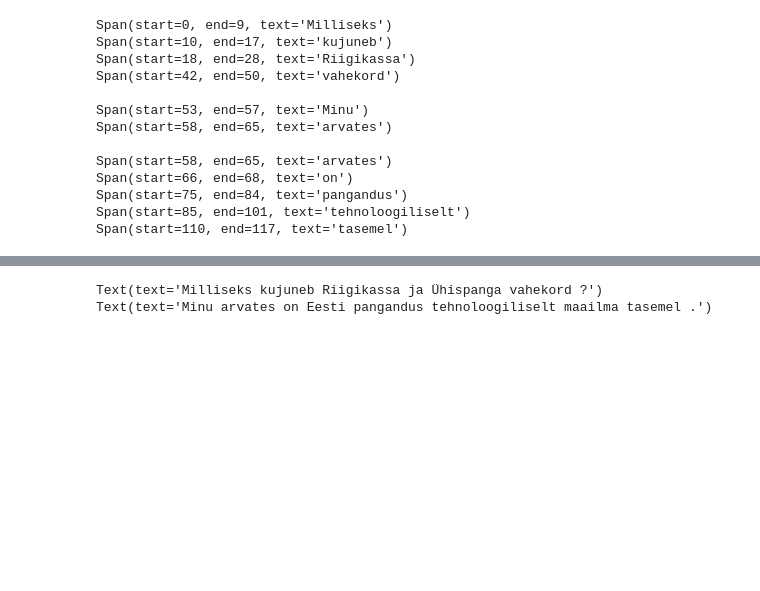
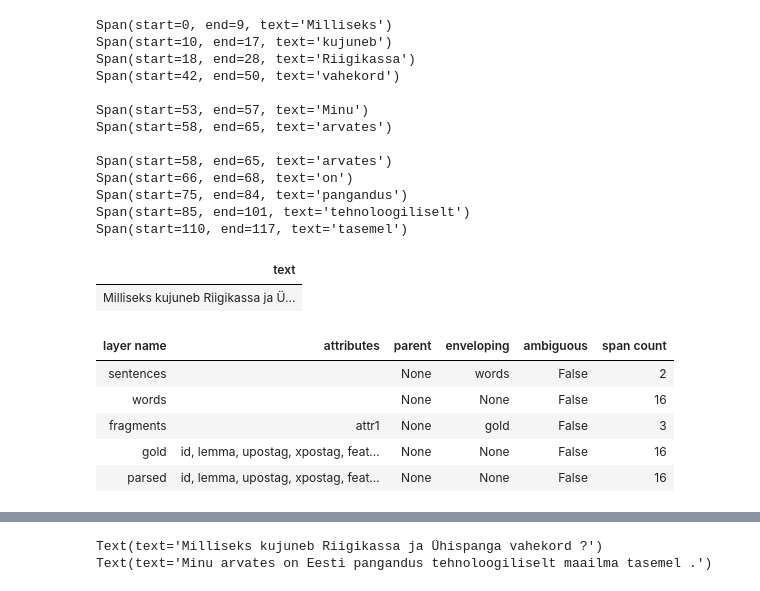
Before and after one commit to estnltk/estnltk, a Jupyter notebook: scribbles/syntax/syntax.ipynb, the cells around one changed output, grey strips where cells are left out. Cells and saved outputs as stored; diff of their text form; code cells hidden in the pictures; blank space fills up the shorter version.

```diff
--- a/scribbles/syntax/syntax.ipynb
+++ b/scribbles/syntax/syntax.ipynb
@@ -230,6 +230,17 @@ Span(start=66, end=68, text='on')
 Span(start=75, end=84, text='pangandus')
 Span(start=85, end=101, text='tehnoloogiliselt')
 Span(start=110, end=117, text='tasemel')
+# %%
+text
+# %% [output]
+| text |
+| Milliseks kujuneb Riigikassa ja Ü... |
+| layer name | attributes | parent | enveloping | ambiguous | span count |
+| sentences |  | None | words | False | 2 |
+| words |  | None | None | False | 16 |
+| fragments | attr1 | None | gold | False | 3 |
+| gold | id, lemma, upostag, xpostag, feat... | None | None | False | 16 |
+| parsed | id, lemma, upostag, xpostag, feat... | None | None | False | 16 |
 # %%
 # nii saab ka teha
 for fragment in text.fragments:
```
Also changed, not shown: parts of 2 cells of this notebook, 3 other files.
